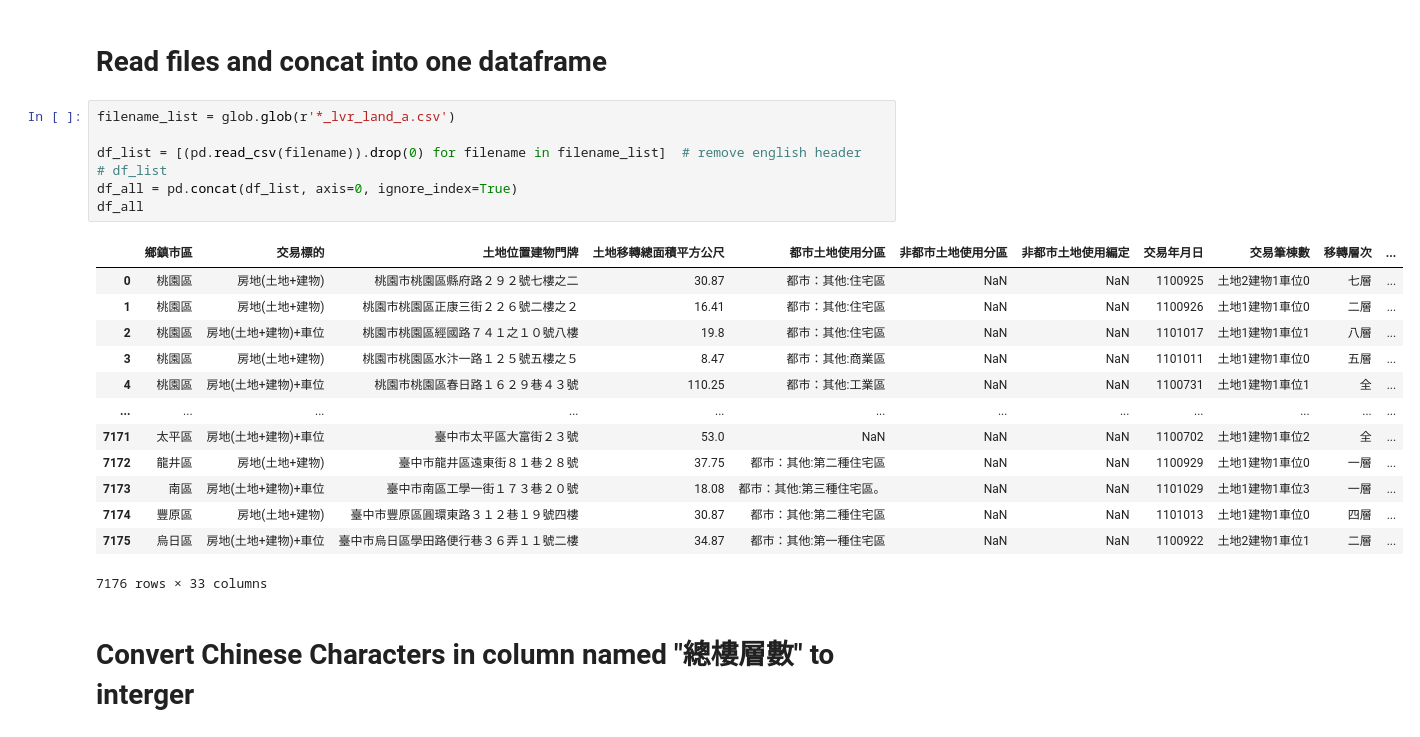
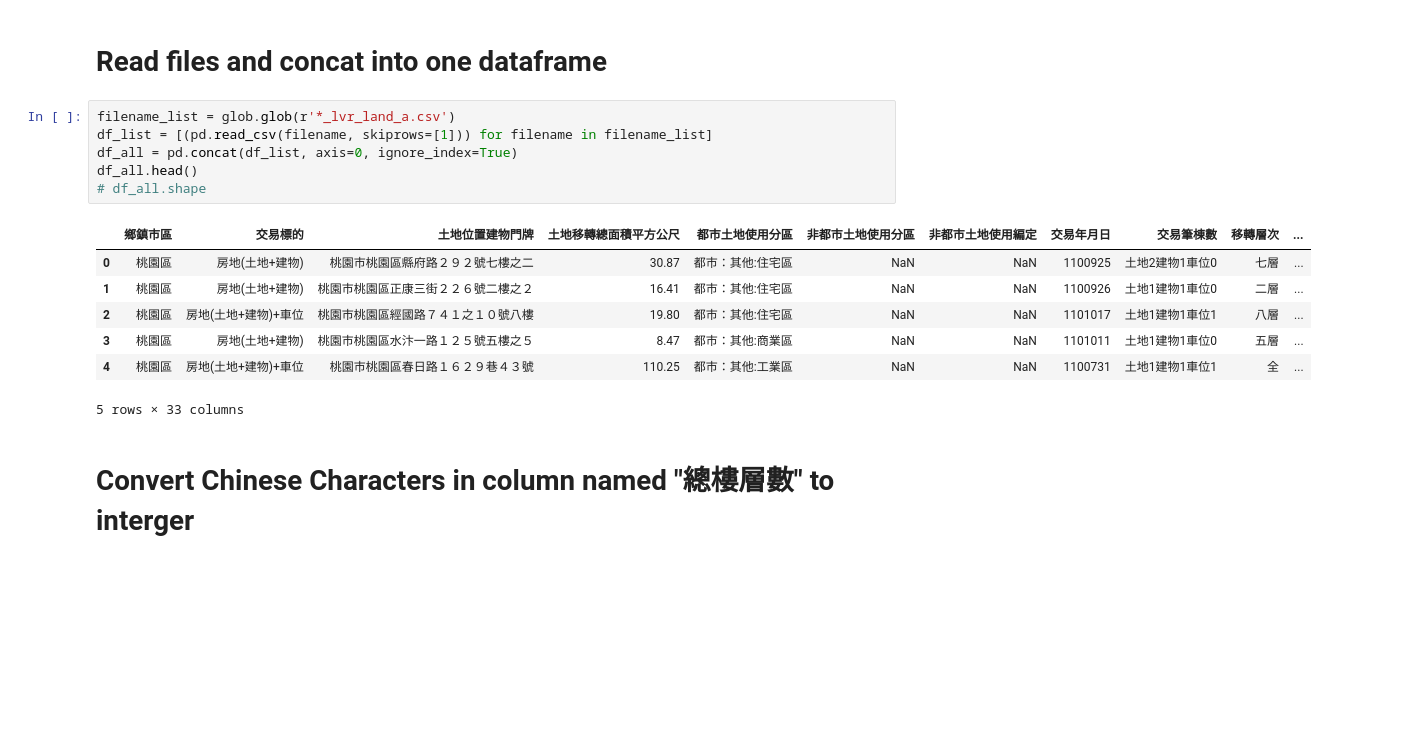
Before and after one commit to chu-wen-lin/Interview-material, a Jupyter notebook: problem1/problem1.ipynb, the cells around one changed output. Saved outputs shown, nothing was run; the diff lists cells and outputs as text; blank space fills up the shorter version.

```diff
--- a/problem1/problem1.ipynb
+++ b/problem1/problem1.ipynb
@@ -44,25 +46,18 @@ Name: 建物型態, dtype: int64
 # Read files and concat into one dataframe
 # %%
 filename_list = glob.glob(r'*_lvr_land_a.csv')
-
-df_list = [(pd.read_csv(filename)).drop(0) for filename in filename_list]  # remove english header
-# df_list
+df_list = [(pd.read_csv(filename, skiprows=[1])) for filename in filename_list]
 df_all = pd.concat(df_list, axis=0, ignore_index=True)
-df_all
+df_all.head()
+# df_all.shape
 # %% [output]
 |  | 鄉鎮市區 | 交易標的 | 土地位置建物門牌 | 土地移轉總面積平方公尺 | 都市土地使用分區 | 非都市土地使用分區 | 非都市土地使用編定 | 交易年月日 | 交易筆棟數 | 移轉層次 | ... |
 | 0 | 桃園區 | 房地(土地+建物) | 桃園市桃園區縣府路２９２號七樓之二 | 30.87 | 都市：其他:住宅區 | NaN | NaN | 1100925 | 土地2建物1車位0 | 七層 | ... |
 | 1 | 桃園區 | 房地(土地+建物) | 桃園市桃園區正康三街２２６號二樓之２ | 16.41 | 都市：其他:住宅區 | NaN | NaN | 1100926 | 土地1建物1車位0 | 二層 | ... |
-| 2 | 桃園區 | 房地(土地+建物)+車位 | 桃園市桃園區經國路７４１之１０號八樓 | 19.8 | 都市：其他:住宅區 | NaN | NaN | 1101017 | 土地1建物1車位1 | 八層 | ... |
+| 2 | 桃園區 | 房地(土地+建物)+車位 | 桃園市桃園區經國路７４１之１０號八樓 | 19.80 | 都市：其他:住宅區 | NaN | NaN | 1101017 | 土地1建物1車位1 | 八層 | ... |
 | 3 | 桃園區 | 房地(土地+建物) | 桃園市桃園區水汴一路１２５號五樓之５ | 8.47 | 都市：其他:商業區 | NaN | NaN | 1101011 | 土地1建物1車位0 | 五層 | ... |
 | 4 | 桃園區 | 房地(土地+建物)+車位 | 桃園市桃園區春日路１６２９巷４３號 | 110.25 | 都市：其他:工業區 | NaN | NaN | 1100731 | 土地1建物1車位1 | 全 | ... |
-| ... | ... | ... | ... | ... | ... | ... | ... | ... | ... | ... | ... |
-| 7171 | 太平區 | 房地(土地+建物)+車位 | 臺中市太平區大富街２３號 | 53.0 | NaN | NaN | NaN | 1100702 | 土地1建物1車位2 | 全 | ... |
-| 7172 | 龍井區 | 房地(土地+建物) | 臺中市龍井區遠東街８１巷２８號 | 37.75 | 都市：其他:第二種住宅區 | NaN | NaN | 1100929 | 土地1建物1車位0 | 一層 | ... |
-| 7173 | 南區 | 房地(土地+建物)+車位 | 臺中市南區工學一街１７３巷２０號 | 18.08 | 都市：其他:第三種住宅區。 | NaN | NaN | 1101029 | 土地1建物1車位3 | 一層 | ... |
-| 7174 | 豐原區 | 房地(土地+建物) | 臺中市豐原區圓環東路３１２巷１９號四樓 | 30.87 | 都市：其他:第二種住宅區 | NaN | NaN | 1101013 | 土地1建物1車位0 | 四層 | ... |
-| 7175 | 烏日區 | 房地(土地+建物)+車位 | 臺中市烏日區學田路便行巷３６弄１１號二樓 | 34.87 | 都市：其他:第一種住宅區 | NaN | NaN | 1100922 | 土地2建物1車位1 | 二層 | ... |
-7176 rows × 33 columns
+5 rows × 33 columns
 # %% [markdown]
 # Convert Chinese Characters in column named "總樓層數" to interger
 # %%
```
Also changed, not shown: parts of 2 cells of this notebook, 3 other files.
